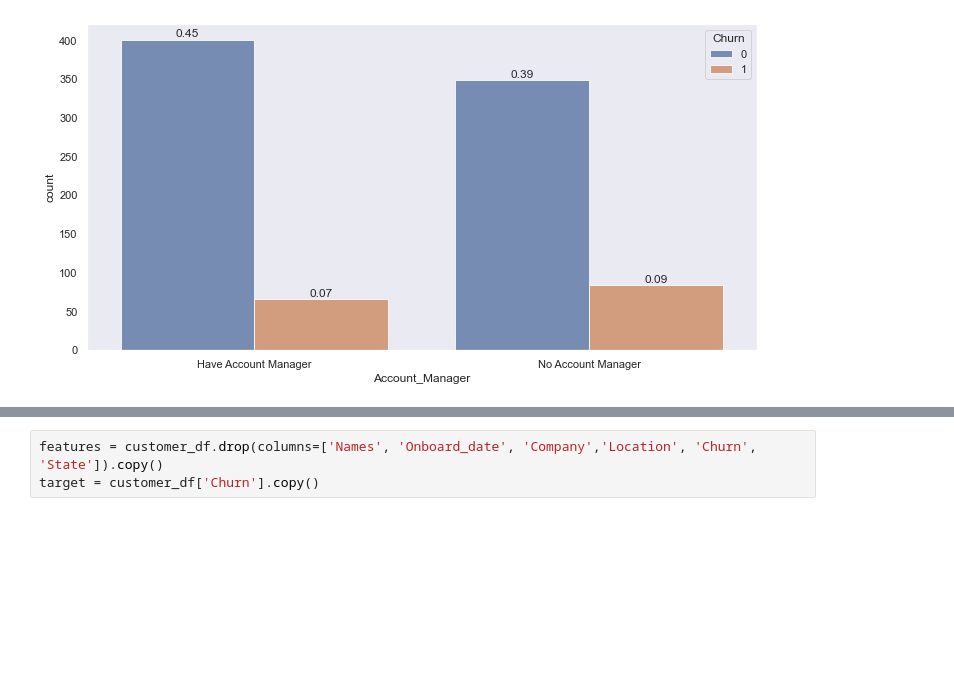
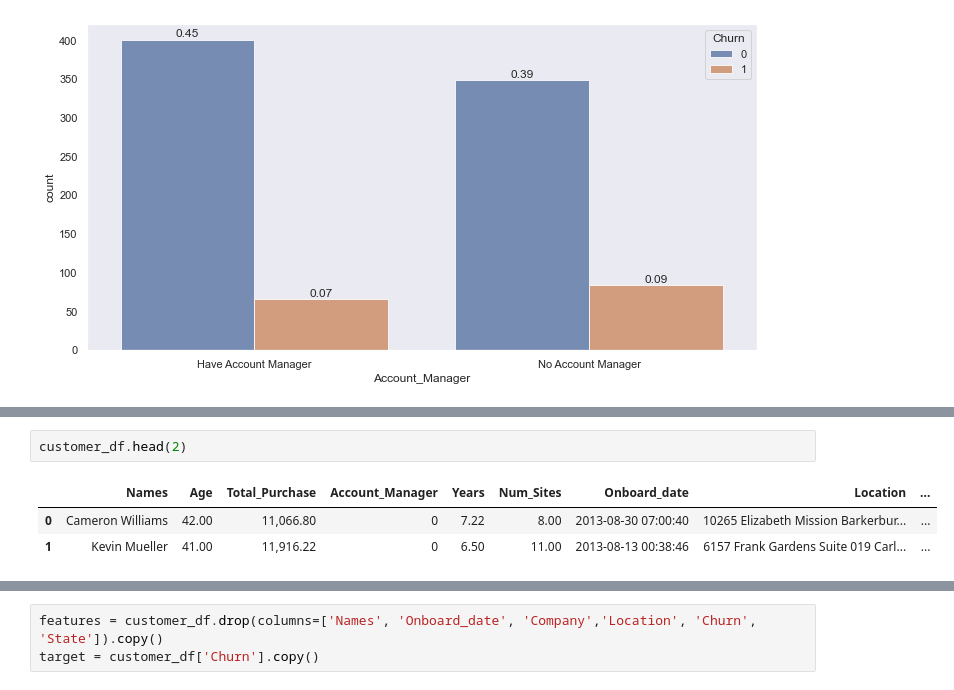
Before and after one commit to shabrown/customer_churn_prediction, a Jupyter notebook: customer_churn_prediction.ipynb, the cells around one changed output, grey strips where cells are left out. Saved outputs shown, nothing was run; the diff lists cells and outputs as text; blank space fills up the shorter version.

```diff
--- a/customer_churn_prediction.ipynb
+++ b/customer_churn_prediction.ipynb
@@ -228,0 +291,6 @@ sns.heatmap(correlations, annot = True, cmap="YlGnBu")
+# %%
+customer_df.head(2)
+# %% [output]
+|  | Names | Age | Total_Purchase | Account_Manager | Years | Num_Sites | Onboard_date | Location | ... |
+| 0 | Cameron Williams | 42.00 | 11,066.80 | 0 | 7.22 | 8.00 | 2013-08-30 07:00:40 | 10265 Elizabeth Mission Barkerbur... | ... |
+| 1 | Kevin Mueller | 41.00 | 11,916.22 | 0 | 6.50 | 11.00 | 2013-08-13 00:38:46 | 6157 Frank Gardens Suite 019 Carl... | ... |
```
Also changed, not shown: parts of 34 cells of this notebook.
